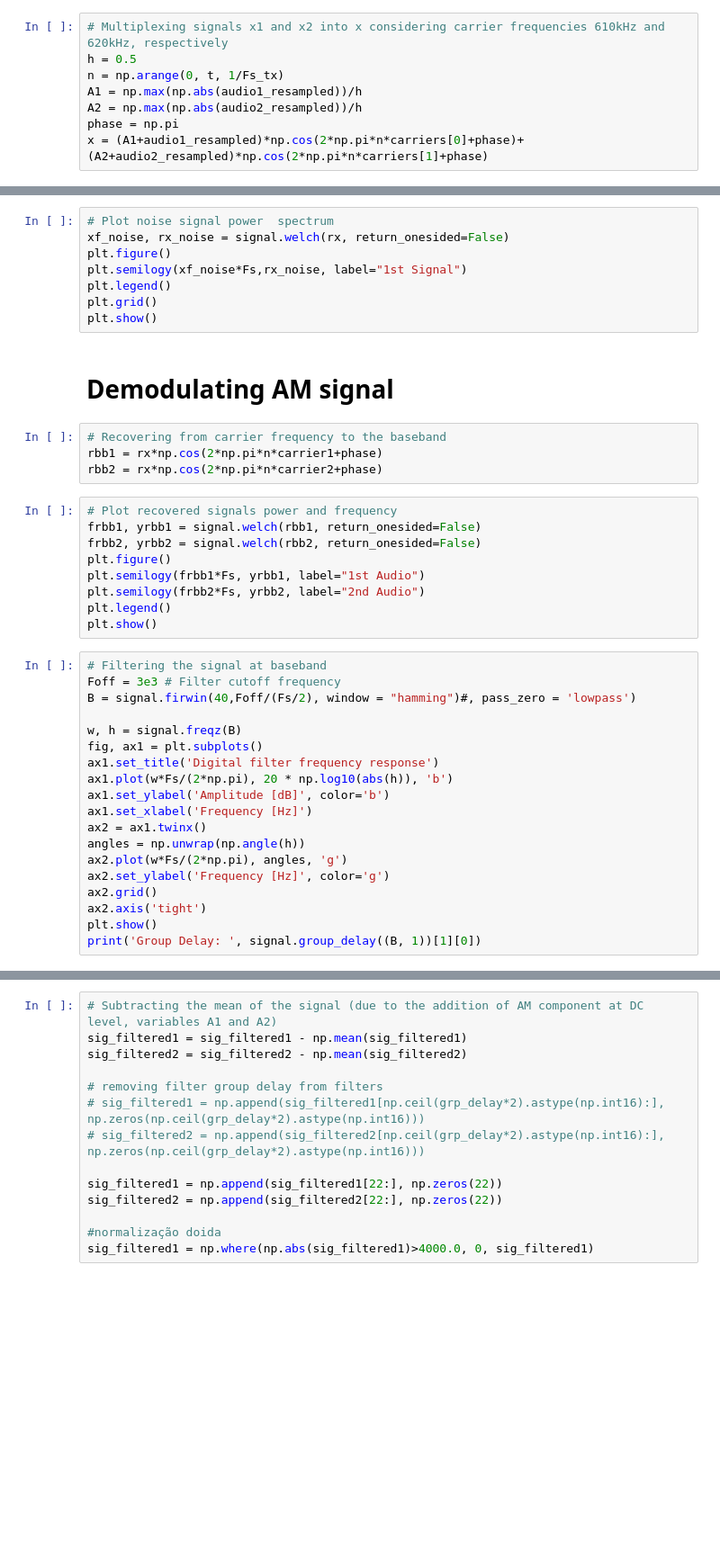
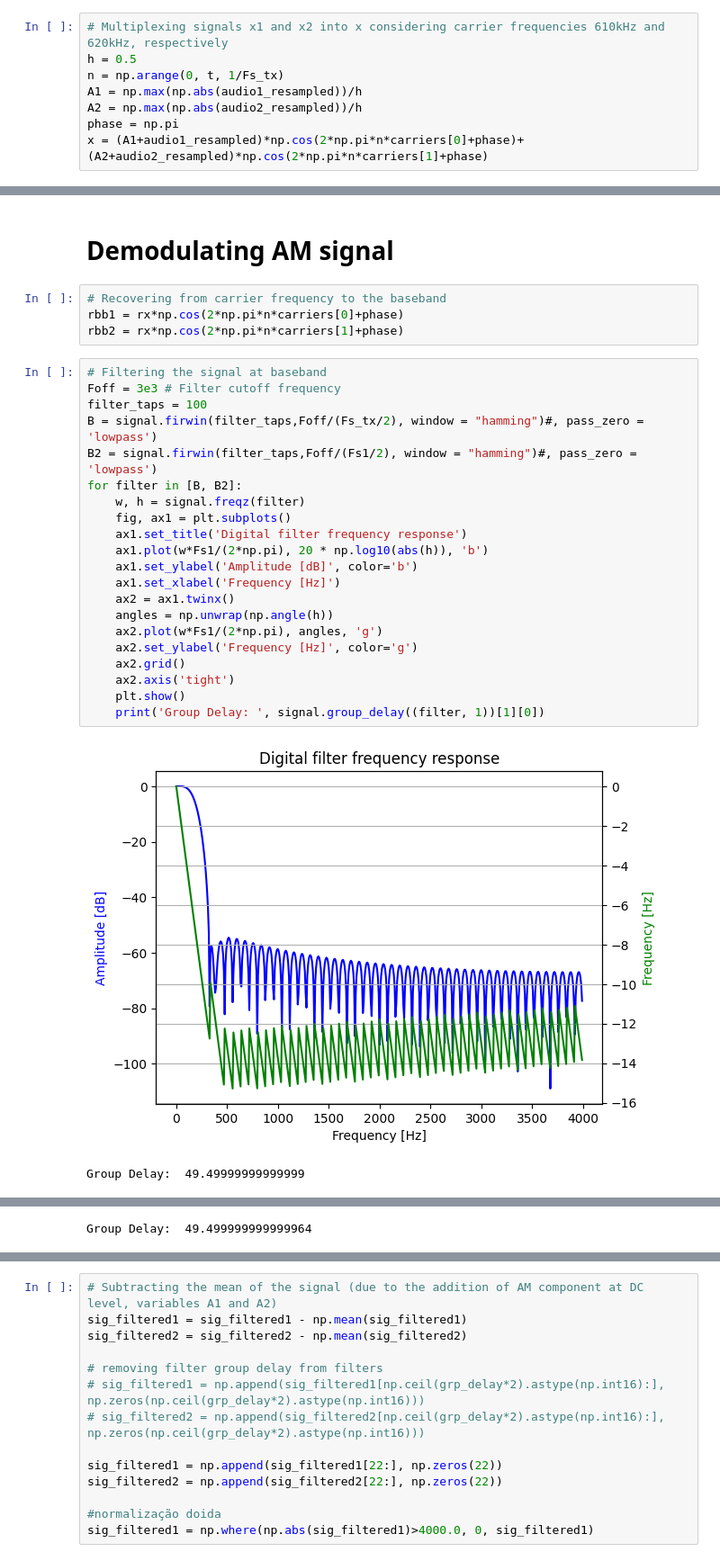
Before and after one commit to cleversonahum/digital_transmission_codes, a Jupyter notebook: codes/am-exercise-1.ipynb, the cells around one changed output, grey strips where cells are left out. Shown: that part at 90% size. Drawn from its saved outputs; the diff is of its cells as text; blank space fills up the shorter version.

Commit message:
audio being recovered

```diff
--- a/codes/am-exercise-1.ipynb
+++ b/codes/am-exercise-1.ipynb
@@ -86,42 +67,30 @@ print(10*np.log10(power_x/noise_power))
-# %%
-# Plot noise signal power  spectrum
-xf_noise, rx_noise = signal.welch(rx, return_onesided=False)
-plt.figure()
-plt.semilogy(xf_noise*Fs,rx_noise, label="1st Signal")
-plt.legend()
-plt.grid()
-plt.show()
 # %% [markdown]
 # Demodulating AM signal
 # %%
 # Recovering from carrier frequency to the baseband
-rbb1 = rx*np.cos(2*np.pi*n*carrier1+phase)
-rbb2 = rx*np.cos(2*np.pi*n*carrier2+phase)
+rbb1 = rx*np.cos(2*np.pi*n*carriers[0]+phase)
+rbb2 = rx*np.cos(2*np.pi*n*carriers[1]+phase)
-# %%
-# Plot recovered signals power and frequency
-frbb1, yrbb1 = signal.welch(rbb1, return_onesided=False)
-frbb2, yrbb2 = signal.welch(rbb2, return_onesided=False)
-plt.figure()
-plt.semilogy(frbb1*Fs, yrbb1, label="1st Audio")
-plt.semilogy(frbb2*Fs, yrbb2, label="2nd Audio")
-plt.legend()
-plt.show()
 # %%
 # Filtering the signal at baseband
 Foff = 3e3 # Filter cutoff frequency
-B = signal.firwin(40,Foff/(Fs/2), window = "hamming")#, pass_zero = 'lowpass')
-
-w, h = signal.freqz(B)
-fig, ax1 = plt.subplots()
-ax1.set_title('Digital filter frequency response')
-ax1.plot(w*Fs/(2*np.pi), 20 * np.log10(abs(h)), 'b')
-ax1.set_ylabel('Amplitude [dB]', color='b')
-ax1.set_xlabel('Frequency [Hz]')
-ax2 = ax1.twinx()
-angles = np.unwrap(np.angle(h))
-ax2.plot(w*Fs/(2*np.pi), angles, 'g')
-ax2.set_ylabel('Frequency [Hz]', color='g')
-ax2.grid()
-ax2.axis('tight')
-plt.show()
-print('Group Delay: ', signal.group_delay((B, 1))[1][0])
+filter_taps = 100
+B = signal.firwin(filter_taps,Foff/(Fs_tx/2), window = "hamming")#, pass_zero = 'lowpass')
+B2 = signal.firwin(filter_taps,Foff/(Fs1/2), window = "hamming")#, pass_zero = 'lowpass')
+for filter in [B, B2]:
+	w, h = signal.freqz(filter)
+	fig, ax1 = plt.subplots()
+	ax1.set_title('Digital filter frequency response')
+	ax1.plot(w*Fs1/(2*np.pi), 20 * np.log10(abs(h)), 'b')
+	ax1.set_ylabel('Amplitude [dB]', color='b')
+	ax1.set_xlabel('Frequency [Hz]')
+	ax2 = ax1.twinx()
+	angles = np.unwrap(np.angle(h))
+	ax2.plot(w*Fs1/(2*np.pi), angles, 'g')
+	ax2.set_ylabel('Frequency [Hz]', color='g')
+	ax2.grid()
+	ax2.axis('tight')
+	plt.show()
+	print('Group Delay: ', signal.group_delay((filter, 1))[1][0])
+# %% [output]
+[figure, added]
+Group Delay:  49.49999999999999
@@ -127,0 +98 @@ print('Group Delay: ', signal.group_delay((B, 1))[1][0])
+Group Delay:  49.499999999999964
```
Also changed, not shown: parts of 10 cells of this notebook, 2 other files.
